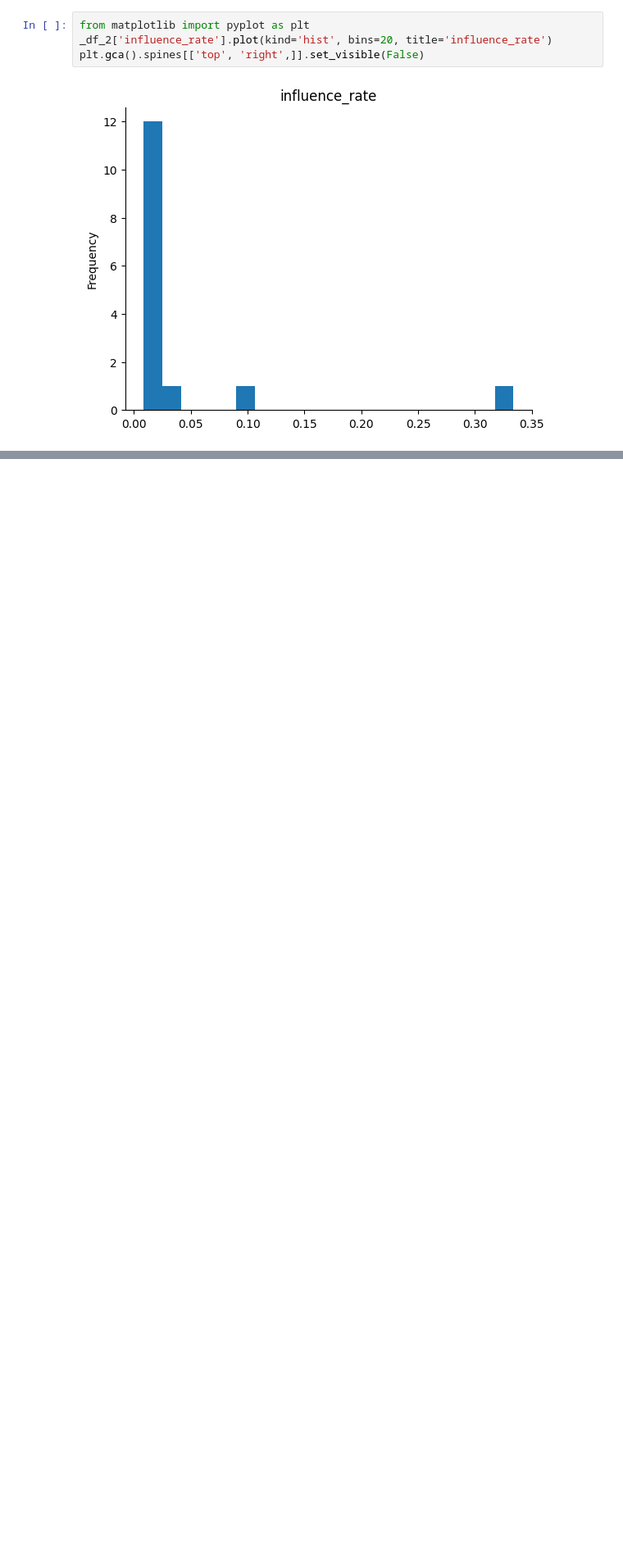
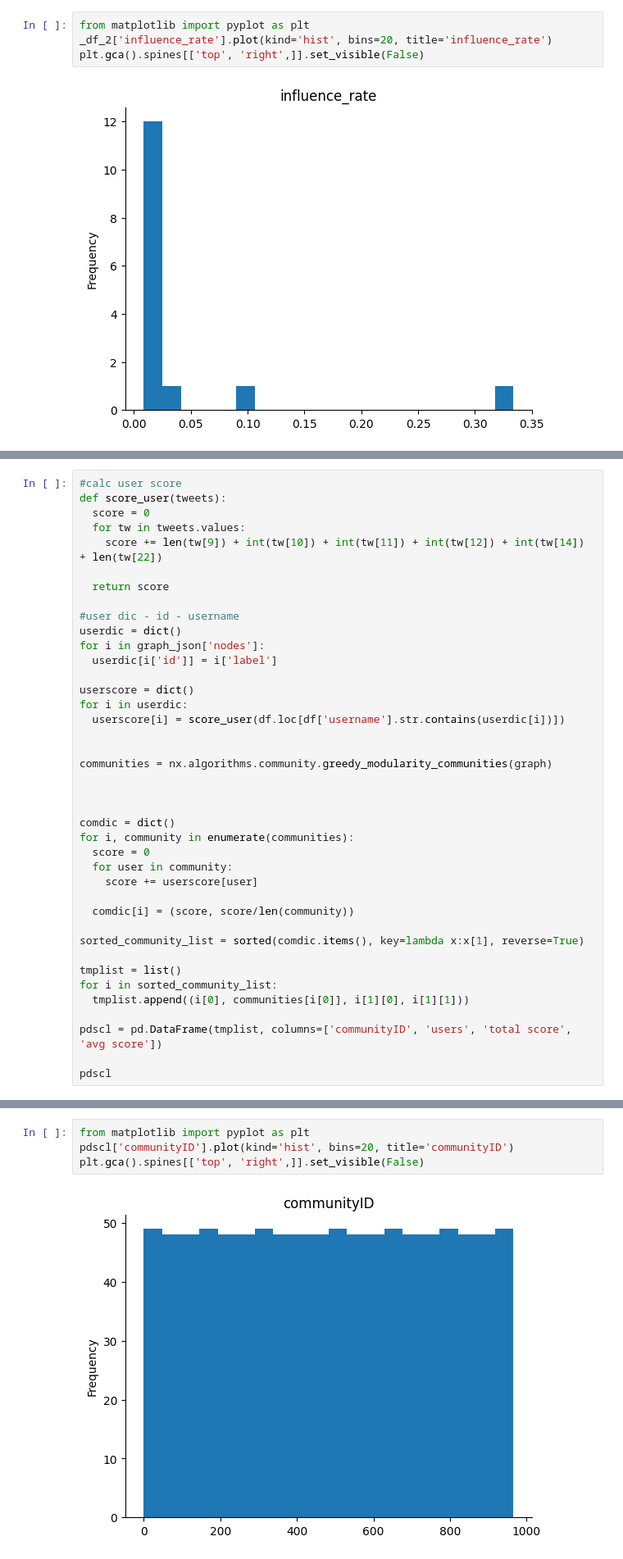
Before and after one commit to adel4780/Social-Network-Analysis, a Jupyter notebook: SNP.ipynb, the cells around one changed output, grey strips where cells are left out. Shown at 82% size. Saved outputs shown, nothing was run; the diff lists cells and outputs as text; blank space fills up the shorter version.

```diff
--- a/SNP.ipynb
+++ b/SNP.ipynb
@@ -949,0 +955,40 @@ plt.gca().spines[['top', 'right',]].set_visible(False)
+# %%
+#calc user score
+def score_user(tweets):
+  score = 0
+  for tw in tweets.values:
+    score += len(tw[9]) + int(tw[10]) + int(tw[11]) + int(tw[12]) + int(tw[14]) + len(tw[22])
+
+  return score
+
+#user dic - id - username
+userdic = dict()
+for i in graph_json['nodes']:
+  userdic[i['id']] = i['label']
+
+userscore = dict()
+for i in userdic:
+  userscore[i] = score_user(df.loc[df['username'].str.contains(userdic[i])])
+
+
+communities = nx.algorithms.community.greedy_modularity_communities(graph)
+
+
+
+comdic = dict()
+for i, community in enumerate(communities):
+  score = 0
+  for user in community:
+    score += userscore[user]
+
+  comdic[i] = (score, score/len(community))
+
+sorted_community_list = sorted(comdic.items(), key=lambda x:x[1], reverse=True)
+
+tmplist = list()
+for i in sorted_community_list:
+  tmplist.append((i[0], communities[i[0]], i[1][0], i[1][1]))
+
+pdscl = pd.DataFrame(tmplist, columns=['communityID', 'users', 'total score', 'avg score'])
+
+pdscl
@@ -949,0 +1013,6 @@ plt.gca().spines[['top', 'right',]].set_visible(False)
+# %%
+from matplotlib import pyplot as plt
+pdscl['communityID'].plot(kind='hist', bins=20, title='communityID')
+plt.gca().spines[['top', 'right',]].set_visible(False)
+# %% [output]
+[figure, added]
```
Also changed, not shown: parts of 21 cells of this notebook.
